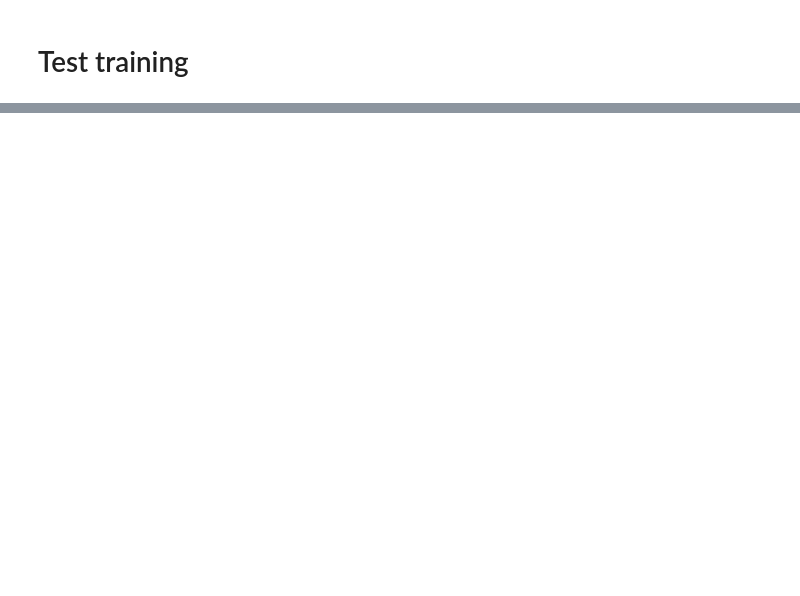
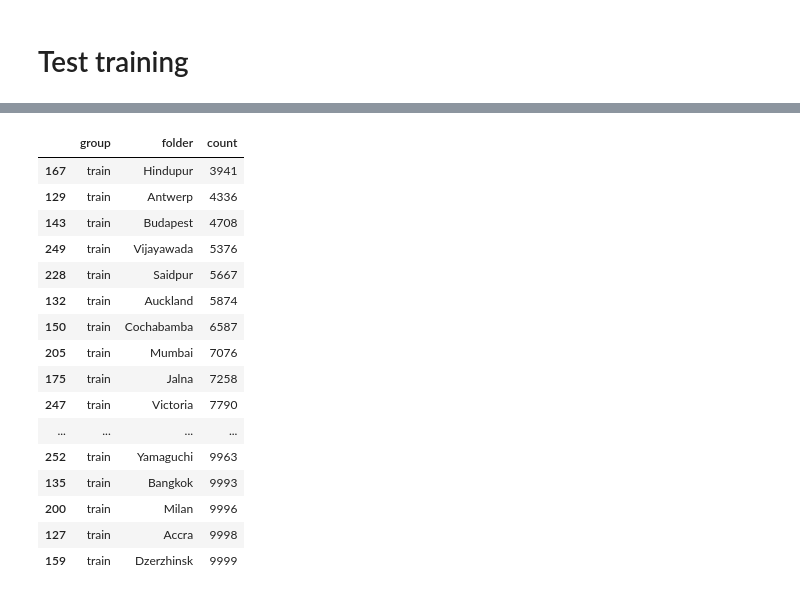
Before and after one commit to brookefzy/uvi-time-machine, a Jupyter notebook: _script/A-city-never-was/B1_data_prepare_yolo.ipynb, the cells around one changed output, grey strips where cells are left out. Cells and saved outputs as stored; diff of their text form; code cells hidden in the pictures; blank space fills up the shorter version.

```diff
--- a/_script/A-city-never-was/B1_data_prepare_yolo.ipynb
+++ b/_script/A-city-never-was/B1_data_prepare_yolo.ipynb
@@ -120,0 +197,20 @@ dtype: int64
+# %%
+summary[(summary['count']<10000)&(summary['group']=='train')].sort_values('count')
+# %% [output]
+|  | group | folder | count |
+| 167 | train | Hindupur | 3941 |
+| 129 | train | Antwerp | 4336 |
+| 143 | train | Budapest | 4708 |
+| 249 | train | Vijayawada | 5376 |
+| 228 | train | Saidpur | 5667 |
+| 132 | train | Auckland | 5874 |
+| 150 | train | Cochabamba | 6587 |
+| 205 | train | Mumbai | 7076 |
+| 175 | train | Jalna | 7258 |
+| 247 | train | Victoria | 7790 |
+| ... | ... | ... | ... |
+| 252 | train | Yamaguchi | 9963 |
+| 135 | train | Bangkok | 9993 |
+| 200 | train | Milan | 9996 |
+| 127 | train | Accra | 9998 |
+| 159 | train | Dzerzhinsk | 9999 |
```
Also changed, not shown: parts of 15 cells of this notebook, 19 other files.
